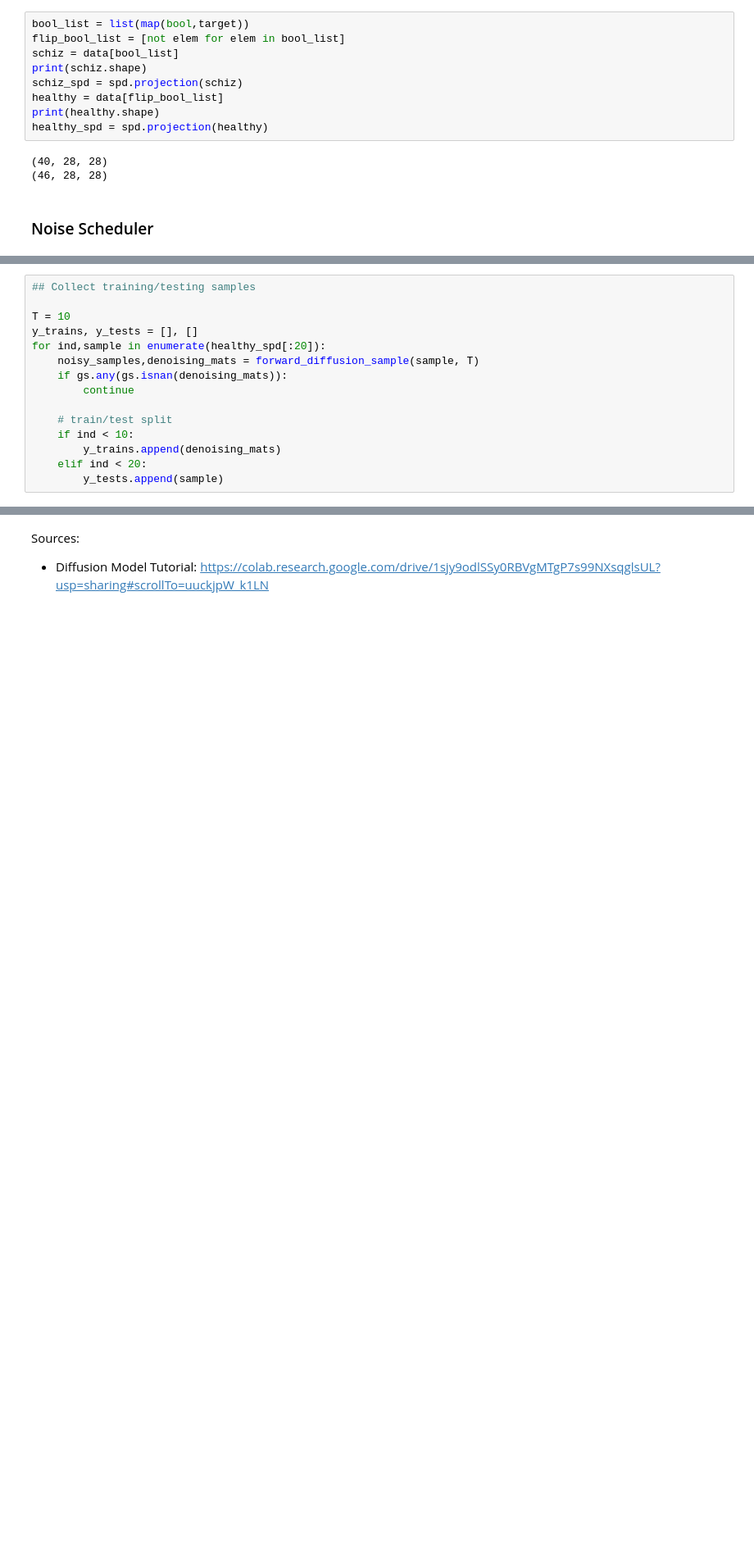
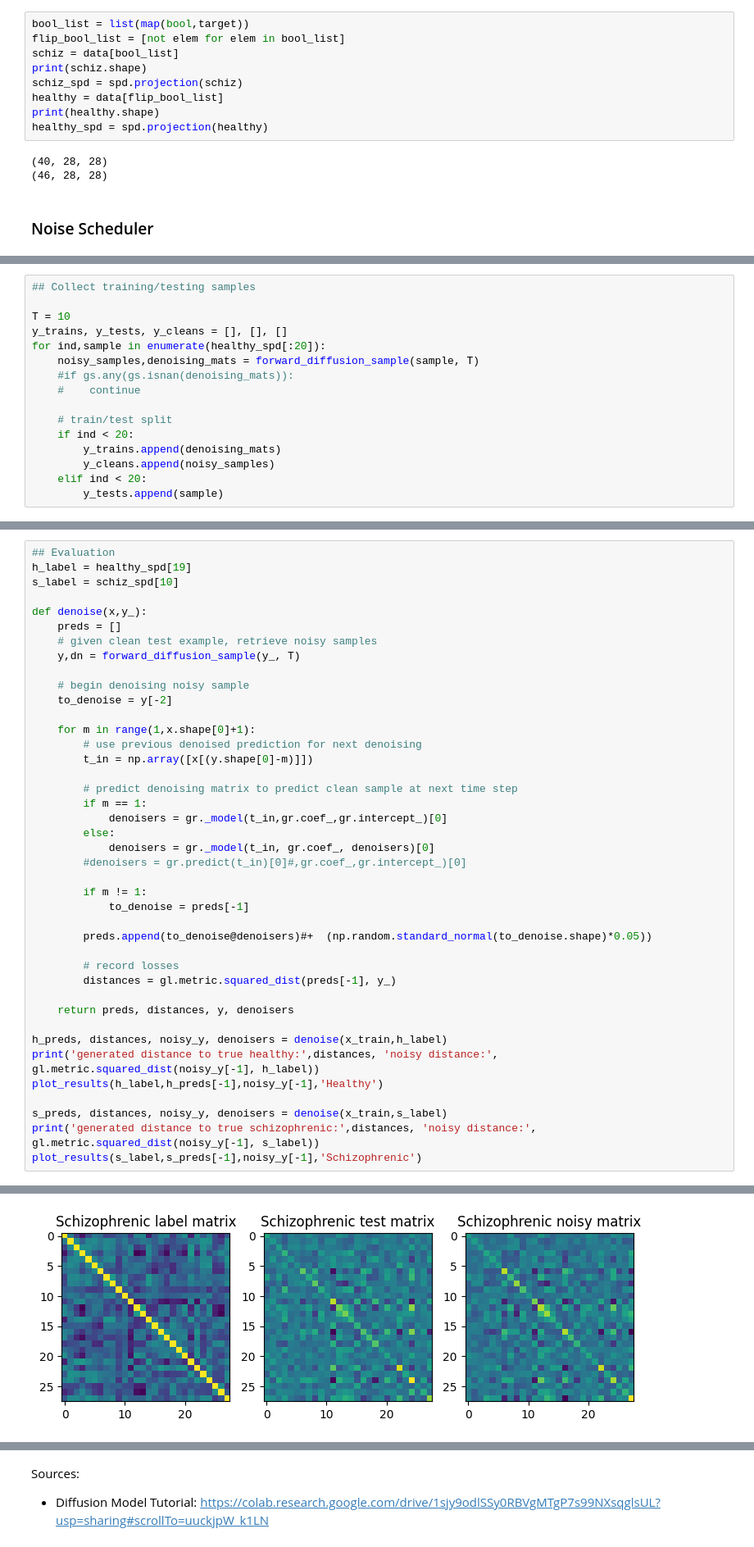
Before and after one commit to mariannearriola/dd-brain-shapes, a Jupyter notebook: shape_project.ipynb, the cells around one changed output, grey strips where cells are left out. Shown at 82% size. Cells and saved outputs as stored; diff of their text form; blank space fills up the shorter version.

```diff
--- a/shape_project.ipynb
+++ b/shape_project.ipynb
@@ -105,15 +107,16 @@ plot_mats(healthy_spd[0],noisy_mats,5)
 ## Collect training/testing samples
 
 T = 10
-y_trains, y_tests = [], []
+y_trains, y_tests, y_cleans = [], [], []
 for ind,sample in enumerate(healthy_spd[:20]):
     noisy_samples,denoising_mats = forward_diffusion_sample(sample, T)
-    if gs.any(gs.isnan(denoising_mats)):
-        continue
+    #if gs.any(gs.isnan(denoising_mats)):
+    #    continue
 
     # train/test split
-    if ind < 10:
+    if ind < 20:
         y_trains.append(denoising_mats)
+        y_cleans.append(noisy_samples)
     elif ind < 20:
         y_tests.append(sample)
 # %%
@@ -144,0 +165,42 @@ plot_results(label,noisy_mats[9],res)
+# %%
+## Evaluation
+h_label = healthy_spd[19]
+s_label = schiz_spd[10]
+
+def denoise(x,y_):
+    preds = []
+    # given clean test example, retrieve noisy samples
+    y,dn = forward_diffusion_sample(y_, T)
+
+    # begin denoising noisy sample
+    to_denoise = y[-2]
+
+    for m in range(1,x.shape[0]+1):
+        # use previous denoised prediction for next denoising
+        t_in = np.array([x[(y.shape[0]-m)]])
+
+        # predict denoising matrix to predict clean sample at next time step
+        if m == 1:
+            denoisers = gr._model(t_in,gr.coef_,gr.intercept_)[0]
+        else:
+            denoisers = gr._model(t_in, gr.coef_, denoisers)[0]
+        #denoisers = gr.predict(t_in)[0]#,gr.coef_,gr.intercept_)[0]
+
+        if m != 1:
+            to_denoise = preds[-1]
+
+        preds.append(to_denoise@denoisers)#+  (np.random.standard_normal(to_denoise.shape)*0.05))
+
+        # record losses
+        distances = gl.metric.squared_dist(preds[-1], y_)
+
+    return preds, distances, y, denoisers
+
+h_preds, distances, noisy_y, denoisers = denoise(x_train,h_label)
+print('generated distance to true healthy:',distances, 'noisy distance:', gl.metric.squared_dist(noisy_y[-1], h_label))
+plot_results(h_label,h_preds[-1],noisy_y[-1],'Healthy')
+
+s_preds, distances, noisy_y, denoisers = denoise(x_train,s_label)
+print('generated distance to true schizophrenic:',distances, 'noisy distance:', gl.metric.squared_dist(noisy_y[-1], s_label))
+plot_results(s_label,s_preds[-1],noisy_y[-1],'Schizophrenic')
+# %% [output]
@@ -144,0 +209 @@ plot_results(label,noisy_mats[9],res)
+[figure, added]
```
Also changed, not shown: parts of 11 cells of this notebook, 2 other files.
